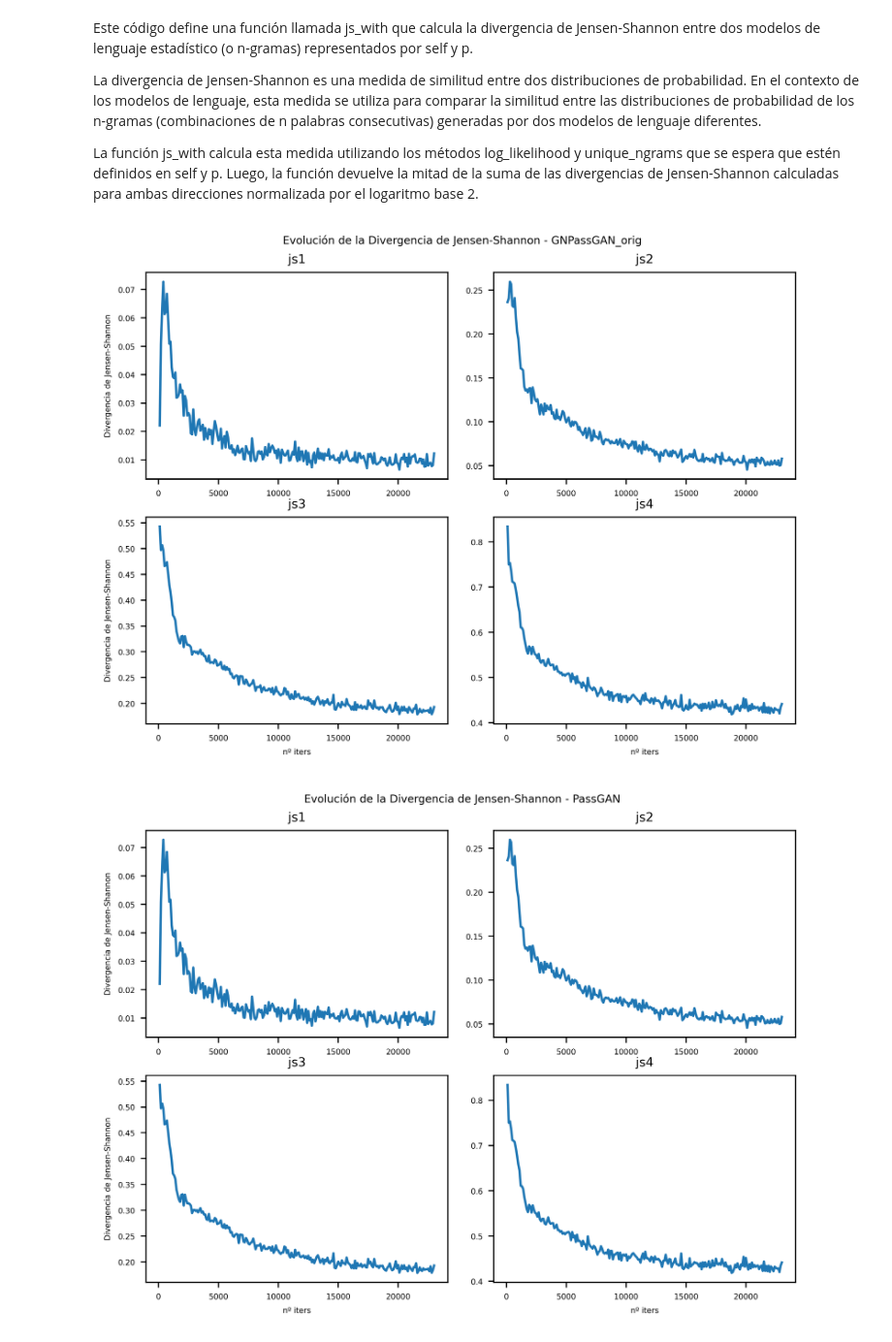
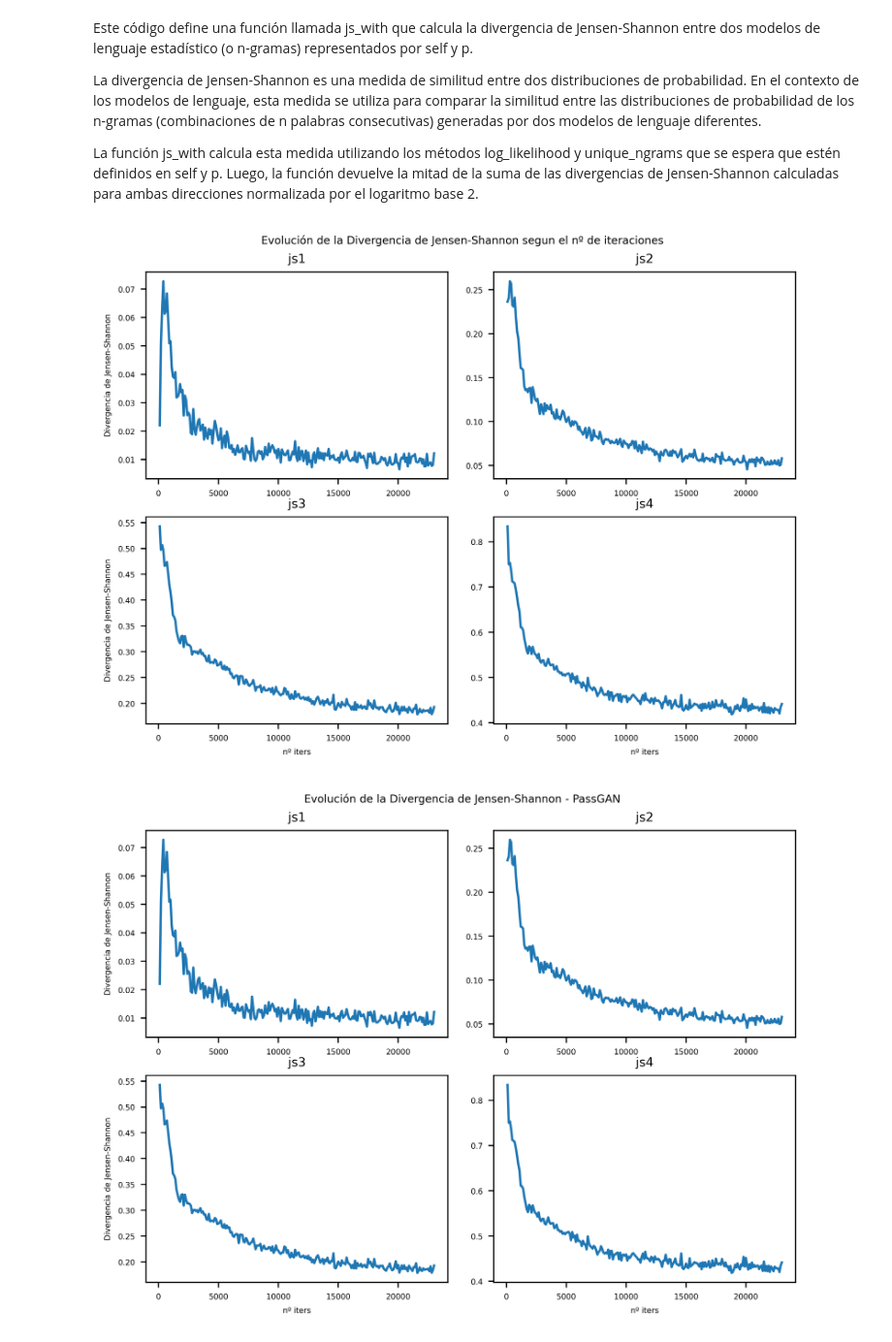
Before and after one commit to Alexrgg/spanish-words-generator, a Jupyter notebook: read_logs.ipynb, the cells around one changed output. Shown at 97% size. Drawn from its saved outputs; the diff is of its cells as text; code cells hidden in the pictures.

```diff
--- a/read_logs.ipynb
+++ b/read_logs.ipynb
@@ -169,10 +178,10 @@ La divergencia de Jensen-Shannon es una medida de similitud entre dos distribuci
 
 La función js_with calcula esta medida utilizando los métodos log_likelihood y unique_ngrams que se espera que estén definidos en self y p. Luego, la función devuelve la mitad de la suma de las divergencias de Jensen-Shannon calculadas para ambas direcciones normalizada por el logaritmo base 2.
 # %%
-plot_js(df_filter_orig,global_titel="Evolución de la Divergencia de Jensen-Shannon - GNPassGAN_orig")
+plot_js(df_filter_orig,global_titel="Evolución de la Divergencia de Jensen-Shannon segun el nº de iteraciones")
 #plot_js(df_filter_orig,xaxis_limit=True)
 # %% [output]
-[figure, old version]
+[figure, new version]
 # %%
 plot_js(df2_filter,global_titel="Evolución de la Divergencia de Jensen-Shannon - PassGAN")
 #plot_js(df_filter_orig,xaxis_limit=True)
```
Also changed, not shown: parts of 7 cells of this notebook, 43 other files.
